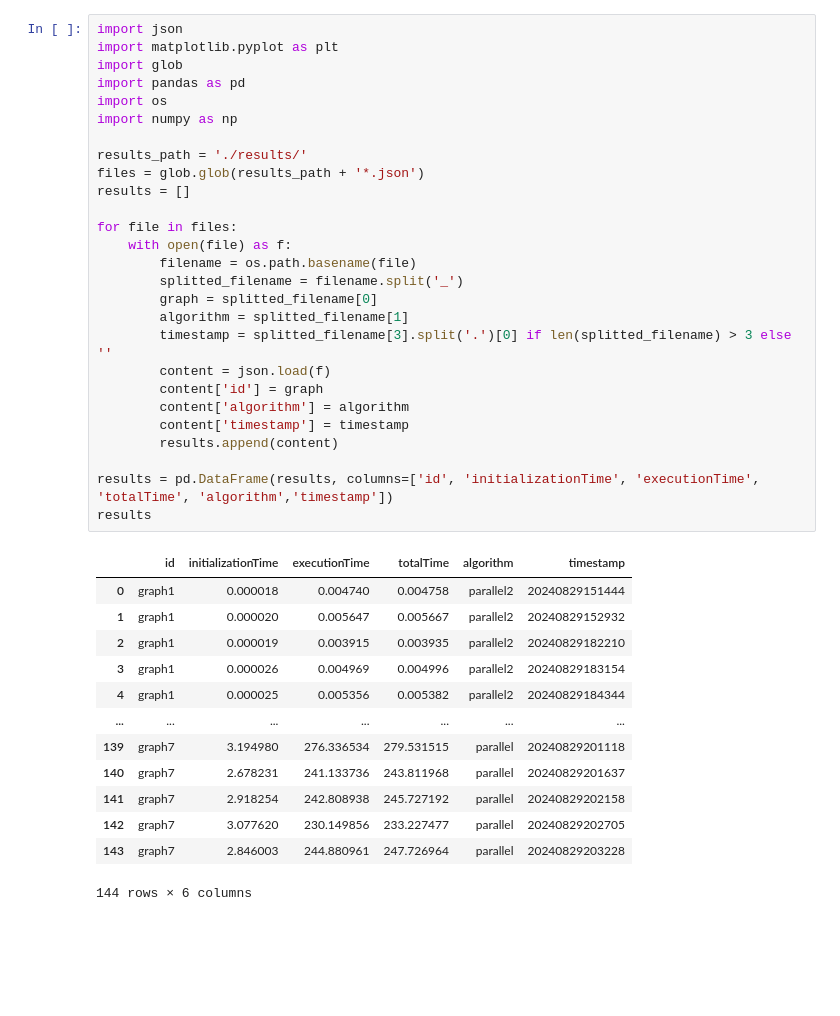
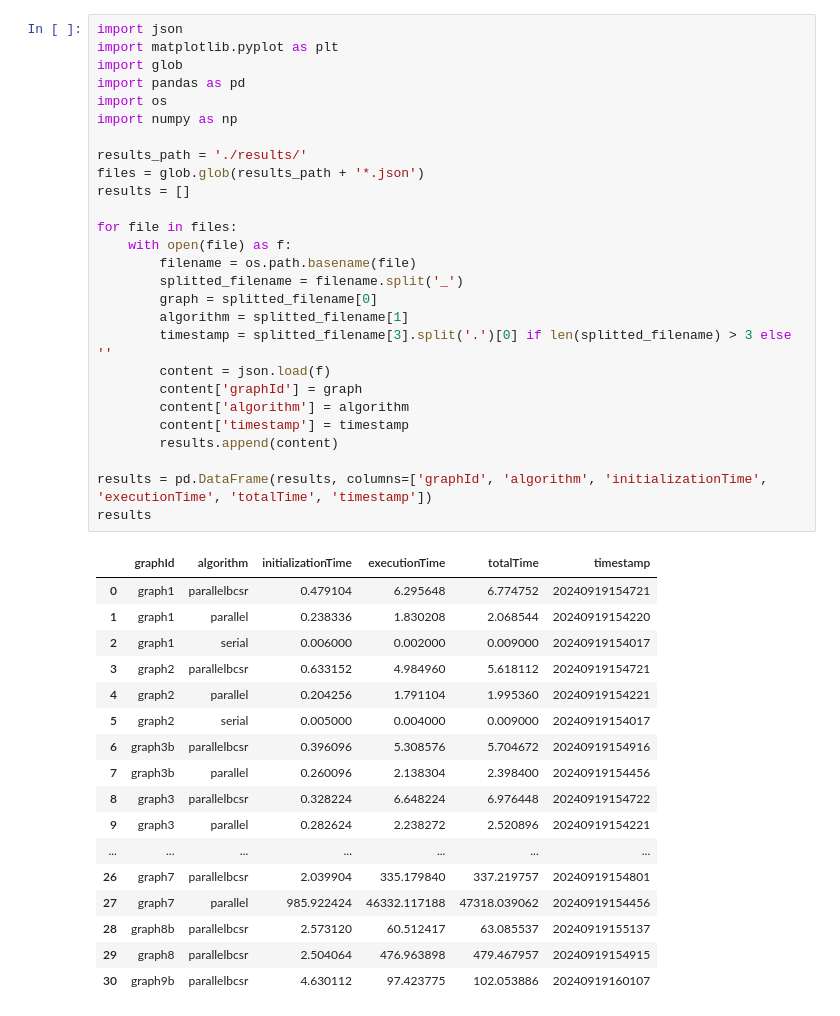
Before and after one commit to Daniele974/GraphCuts_CUDA, a Jupyter notebook: result_analysis.ipynb, the cells around one changed output. Saved outputs shown, nothing was run; the diff lists cells and outputs as text; blank space fills up the shorter version.

```diff
--- a/result_analysis.ipynb
+++ b/result_analysis.ipynb
@@ -1,41 +1,45 @@
 # %%
 import json
 import matplotlib.pyplot as plt
 import glob
 import pandas as pd
 import os
 import numpy as np
 
 results_path = './results/'
 files = glob.glob(results_path + '*.json')
 results = []
 
 for file in files:
     with open(file) as f:
         filename = os.path.basename(file)
         splitted_filename = filename.split('_')
         graph = splitted_filename[0]
         algorithm = splitted_filename[1]
         timestamp = splitted_filename[3].split('.')[0] if len(splitted_filename) > 3 else ''
         content = json.load(f)
-        content['id'] = graph
+        content['graphId'] = graph
         content['algorithm'] = algorithm
         content['timestamp'] = timestamp
         results.append(content)
 
-results = pd.DataFrame(results, columns=['id', 'initializationTime', 'executionTime', 'totalTime', 'algorithm','timestamp'])
+results = pd.DataFrame(results, columns=['graphId', 'algorithm', 'initializationTime', 'executionTime', 'totalTime', 'timestamp'])
 results
 # %% [output]
-|  | id | initializationTime | executionTime | totalTime | algorithm | timestamp |
-| 0 | graph1 | 0.000018 | 0.004740 | 0.004758 | parallel2 | 20240829151444 |
-| 1 | graph1 | 0.000020 | 0.005647 | 0.005667 | parallel2 | 20240829152932 |
-| 2 | graph1 | 0.000019 | 0.003915 | 0.003935 | parallel2 | 20240829182210 |
-| 3 | graph1 | 0.000026 | 0.004969 | 0.004996 | parallel2 | 20240829183154 |
-| 4 | graph1 | 0.000025 | 0.005356 | 0.005382 | parallel2 | 20240829184344 |
+|  | graphId | algorithm | initializationTime | executionTime | totalTime | timestamp |
+| 0 | graph1 | parallelbcsr | 0.479104 | 6.295648 | 6.774752 | 20240919154721 |
+| 1 | graph1 | parallel | 0.238336 | 1.830208 | 2.068544 | 20240919154220 |
+| 2 | graph1 | serial | 0.006000 | 0.002000 | 0.009000 | 20240919154017 |
+| 3 | graph2 | parallelbcsr | 0.633152 | 4.984960 | 5.618112 | 20240919154721 |
+| 4 | graph2 | parallel | 0.204256 | 1.791104 | 1.995360 | 20240919154221 |
+| 5 | graph2 | serial | 0.005000 | 0.004000 | 0.009000 | 20240919154017 |
+| 6 | graph3b | parallelbcsr | 0.396096 | 5.308576 | 5.704672 | 20240919154916 |
+| 7 | graph3b | parallel | 0.260096 | 2.138304 | 2.398400 | 20240919154456 |
+| 8 | graph3 | parallelbcsr | 0.328224 | 6.648224 | 6.976448 | 20240919154722 |
+| 9 | graph3 | parallel | 0.282624 | 2.238272 | 2.520896 | 20240919154221 |
 | ... | ... | ... | ... | ... | ... | ... |
-| 139 | graph7 | 3.194980 | 276.336534 | 279.531515 | parallel | 20240829201118 |
-| 140 | graph7 | 2.678231 | 241.133736 | 243.811968 | parallel | 20240829201637 |
-| 141 | graph7 | 2.918254 | 242.808938 | 245.727192 | parallel | 20240829202158 |
-| 142 | graph7 | 3.077620 | 230.149856 | 233.227477 | parallel | 20240829202705 |
-| 143 | graph7 | 2.846003 | 244.880961 | 247.726964 | parallel | 20240829203228 |
+| 26 | graph7 | parallelbcsr | 2.039904 | 335.179840 | 337.219757 | 20240919154801 |
+| 27 | graph7 | parallel | 985.922424 | 46332.117188 | 47318.039062 | 20240919154456 |
+| 28 | graph8b | parallelbcsr | 2.573120 | 60.512417 | 63.085537 | 20240919155137 |
+| 29 | graph8 | parallelbcsr | 2.504064 | 476.963898 | 479.467957 | 20240919154915 |
+| 30 | graph9b | parallelbcsr | 4.630112 | 97.423775 | 102.053886 | 20240919160107 |
-144 rows × 6 columns
```
Also changed, not shown: parts of 11 cells of this notebook, 32 other files.
